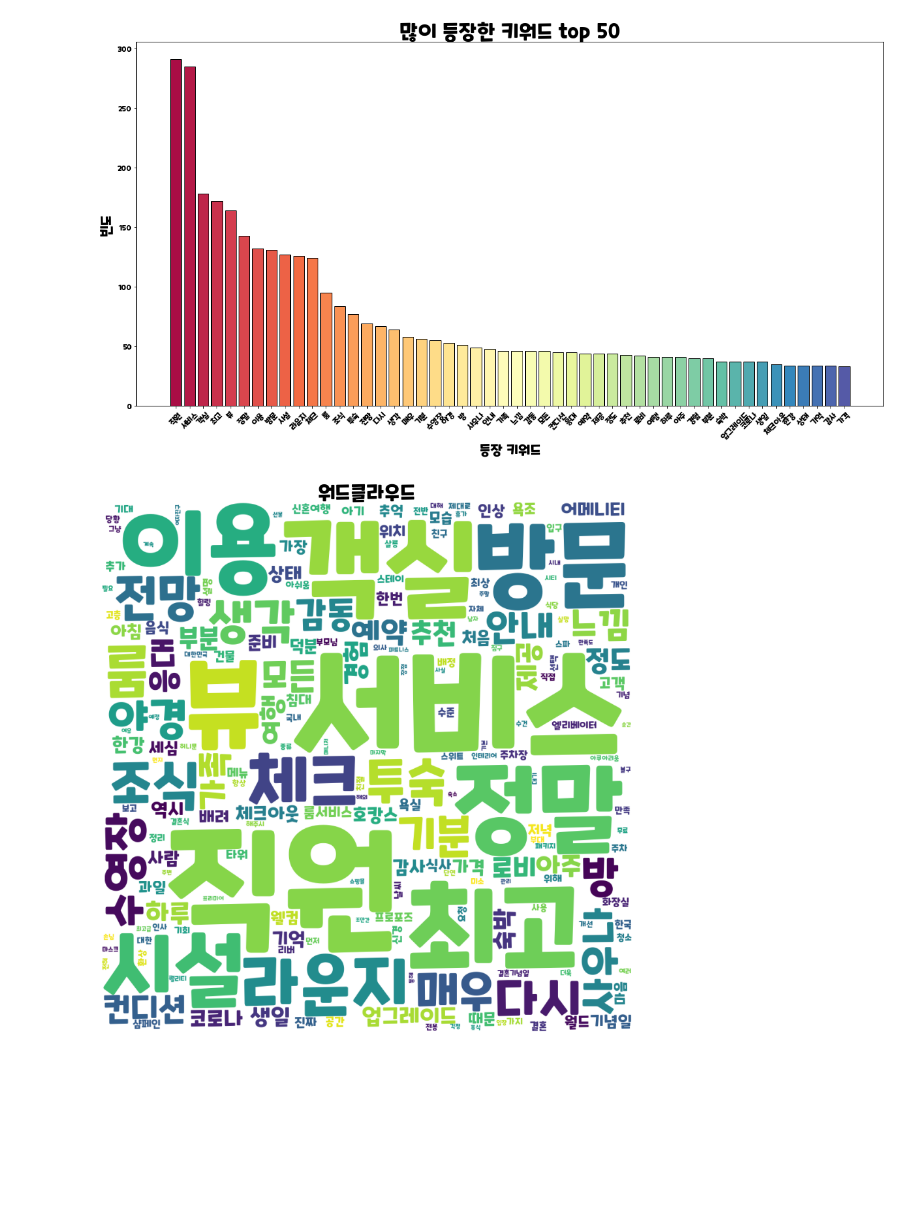
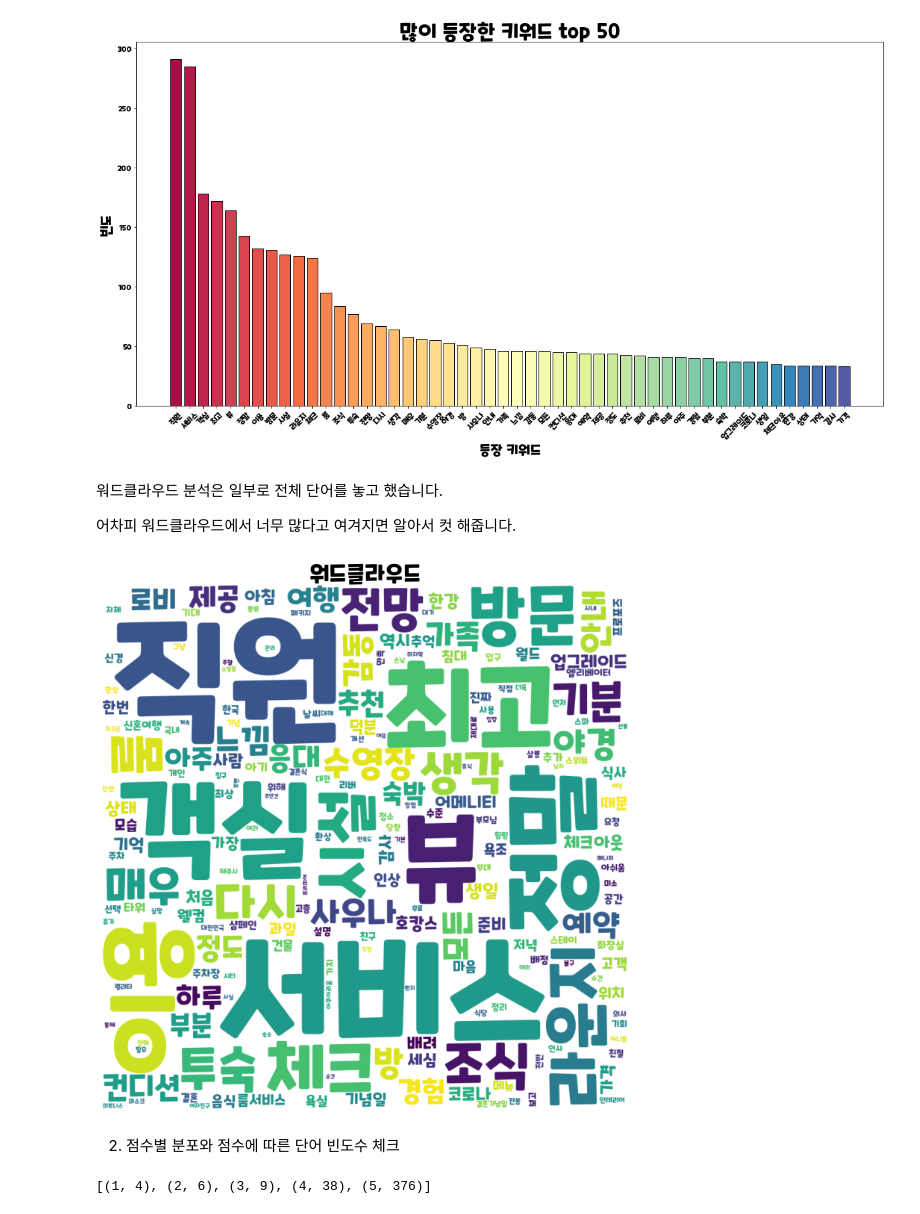
Before and after one commit to zssbecker/DAPproject, a Jupyter notebook: DAP_project.ipynb, the cells around one changed output. Drawn from its saved outputs; the diff is of its cells as text; code cells hidden in the pictures; blank space fills up the shorter version.

```diff
--- a/DAP_project.ipynb
+++ b/DAP_project.ipynb
@@ -196,17 +209,26 @@ plt.yticks(fontproperties=font_yticks)
 plt.show()
 # %% [output]
 [figure]
+# %% [markdown]
+워드클라우드 분석은 일부로 전체 단어를 놓고 했습니다.
+
+어차피 워드클라우드에서 너무 많다고 여겨지면 알아서 컷 해줍니다.
 # %%
 wordCloud = WordCloud(max_font_size=250, font_path='/content/this.ttf', background_color='white', width=1000, height=1000).generate_from_frequencies(totalCount)
-plt.figure(figsize=(15, 15))
+plt.figure(figsize=(13, 13))
 plt.imshow(wordCloud)
 plt.title("워드클라우드", fontproperties=font_title)
 plt.axis('off')
 plt.show()
 # %% [output]
-[figure, old version]
+[figure, new version]
+# %% [markdown]
+2. 점수별 분포와 점수에 따른 단어 빈도수 체크
 # %%
 rating = Counter(df['score'])
 rating = sorted(rating.items())
+rating
+# %% [output]
+[(1, 4), (2, 6), (3, 9), (4, 38), (5, 376)]
 # %%
 colors_rating = sns.color_palette('Spectral', 5)
```
Also changed, not shown: parts of 6 cells of this notebook.
